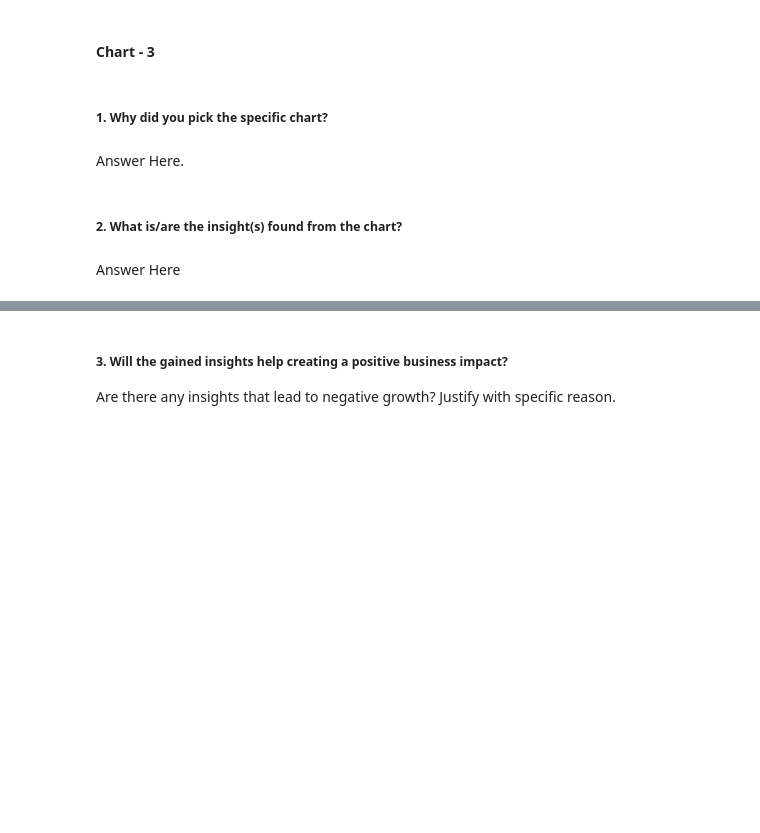
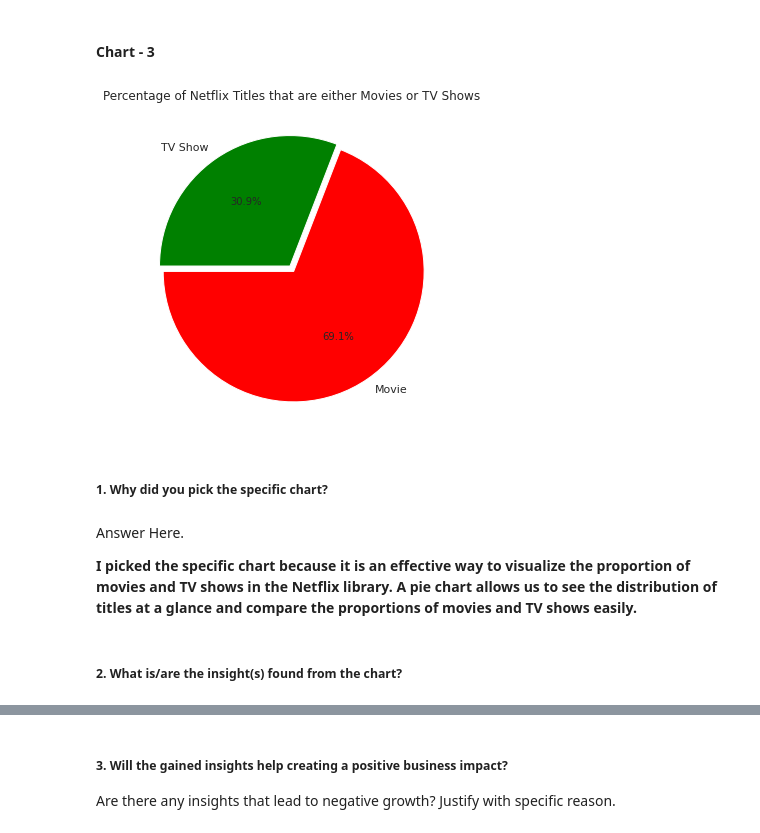
Before and after one commit to pinky-thakur/Netflix_Movies_and_TV_shows_Clustering_Capstone_project2, a Jupyter notebook: Netflix_Unsupervised_Clustering_Project_Submission.ipynb, the cells around one changed output, grey strips where cells are left out. Drawn from its saved outputs; the diff is of its cells as text; code cells hidden in the pictures; blank space fills up the shorter version.

```diff
--- a/Netflix_Unsupervised_Clustering_Project_Submission.ipynb
+++ b/Netflix_Unsupervised_Clustering_Project_Submission.ipynb
@@ -228,8 +484,16 @@ Answer Here
+# %%
+# Chart - 3 visualization code
+plt.figure(figsize=(12,6))
+plt.title('Percentage of Netflix Titles that are either Movies or TV Shows')
+g = plt.pie(data.type.value_counts(),explode=(0.025,0.025), labels=data.type.value_counts().index, colors=['red','green'],autopct='%1.1f%%',startangle=180)
+plt.show()
+# %% [output]
+[figure, added]
 # %% [markdown]
 ##### 1. Why did you pick the specific chart?
-# %% [markdown]
-Answer Here.
+# %% [markdown]
+Answer Here.
+
+<b>I picked the specific chart because it is an effective way to visualize the proportion of movies and TV shows in the Netflix library. A pie chart allows us to see the distribution of titles at a glance and compare the proportions of movies and TV shows easily.</b>
 # %% [markdown]
 ##### 2. What is/are the insight(s) found from the chart?
-# %% [markdown]
-Answer Here
```
Also changed, not shown: parts of 195 cells of this notebook.
